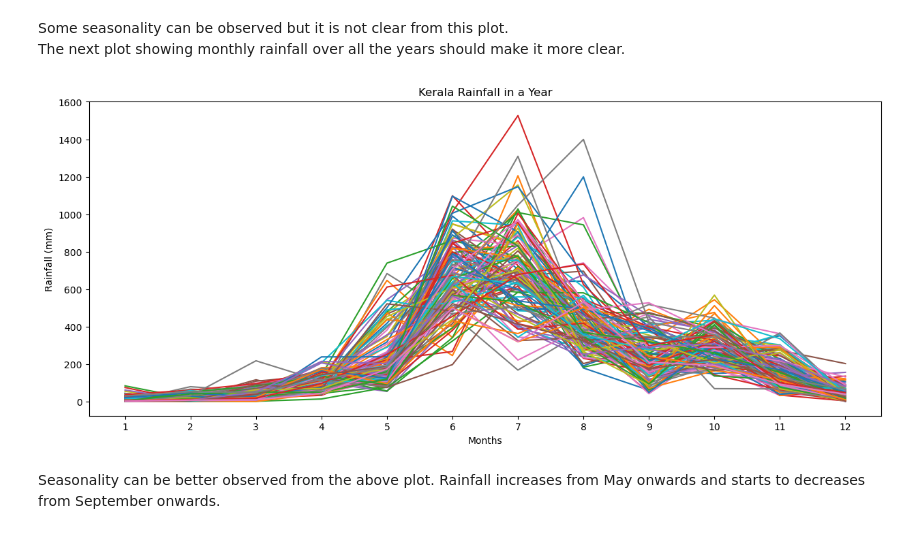
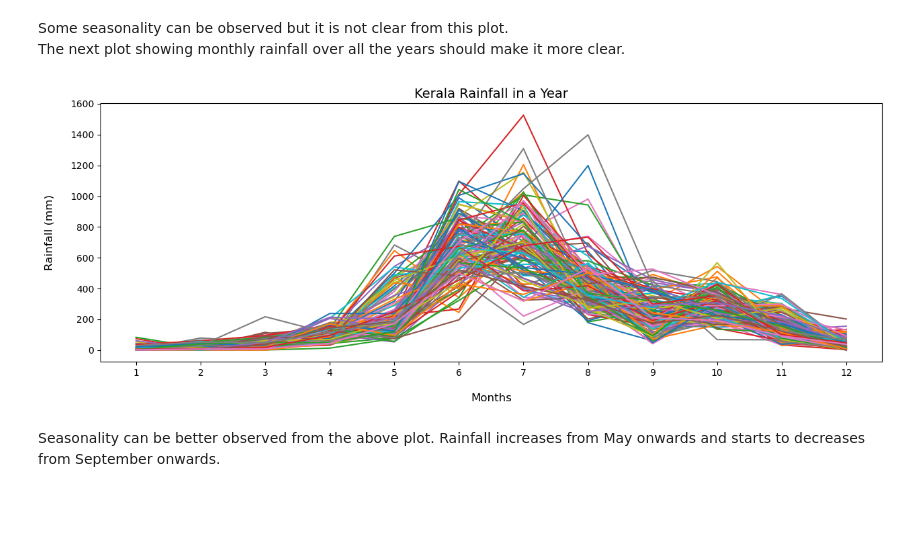
Before and after one commit to jishnu3000/flood-prediction, a Jupyter notebook: F20PA.ipynb, the cells around one changed output. Cells and saved outputs as stored; diff of their text form; code cells hidden in the pictures; blank space fills up the shorter version.

```diff
--- a/F20PA.ipynb
+++ b/F20PA.ipynb
@@ -354,18 +357,18 @@ The next plot showing monthly rainfall over all the years should make it more cl
 # %%
 # plot the rainfall per month for all the years
 df2 = df1.copy(deep=True)
 df2['Month'] = df2.index.month
 df2['Year'] = df2.index.year
 
 df2_pivot_table = pd.pivot_table(df2, values='Rainfall(mm)', index='Month', columns='Year', aggfunc='mean')
-df2_pivot_table.plot(figsize=(15,6), legend=False)
-plt.title('Kerala Rainfall in a Year')
+df2_pivot_table.plot(figsize=(15,5), legend=False)
+plt.title('Kerala Rainfall in a Year', fontsize=14)
 plt.xticks([x for x in range(1,13)])
-plt.xlabel('Months')
-plt.ylabel('Rainfall (mm)')
+plt.xlabel('\nMonths', fontsize=12)
+plt.ylabel('Rainfall (mm)\n', fontsize=12)
 plt.show()
 # %% [output]
-[figure, old version]
+[figure, new version]
 # %% [markdown]
 Seasonality can be better observed from the above plot. Rainfall increases from May onwards and starts to decreases from September onwards.
 # %% [markdown]
```
Also changed, not shown: parts of 29 cells of this notebook.
